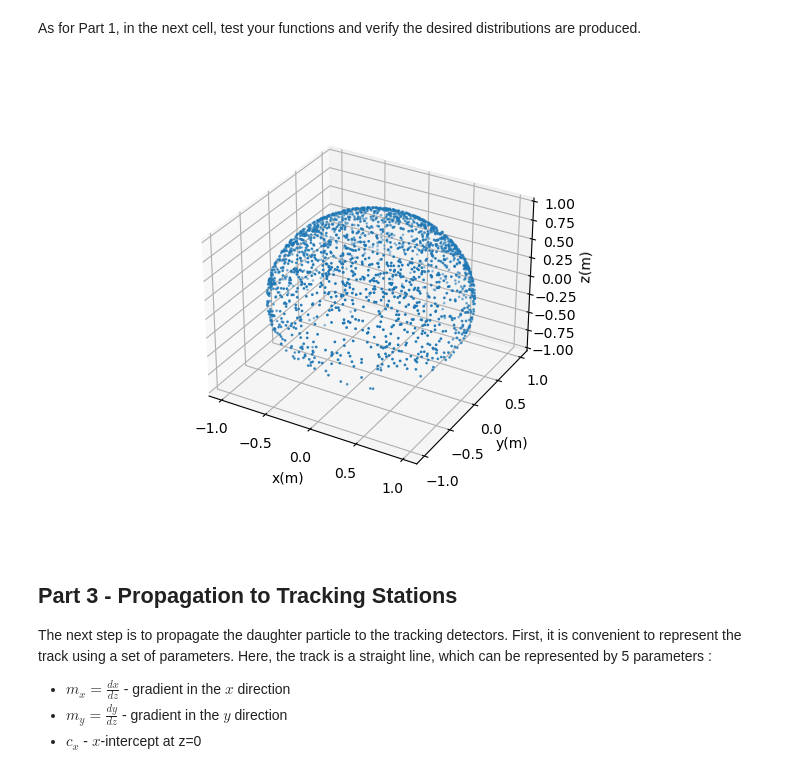
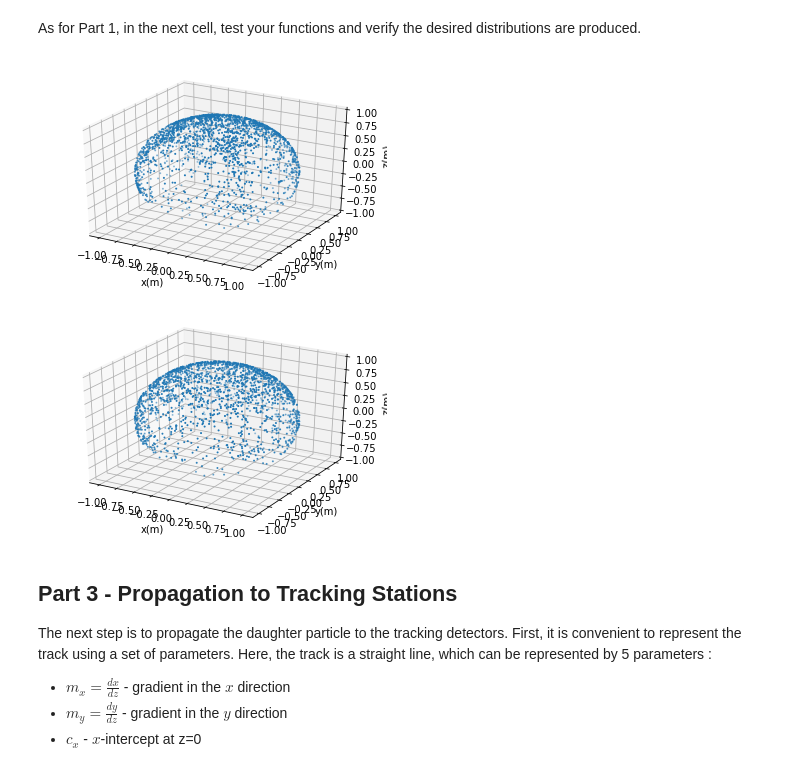
Before and after one commit to sam-you-ell/Computational-Physics, a Jupyter notebook: 3rd Year/Monte Carlo Sim/MonteCarlo.ipynb, the cells around one changed output. Drawn from its saved outputs; the diff is of its cells as text; code cells hidden in the pictures.

```diff
--- a/3rd Year/Monte Carlo Sim/MonteCarlo.ipynb
+++ b/3rd Year/Monte Carlo Sim/MonteCarlo.ipynb
@@ -102,10 +102,6 @@ In the cell below, write functions which simulate the direction of the daughter
 # %% [markdown]
 As for Part 1, in the next cell, test your functions and verify the desired distributions are produced.
 # %%
-
-# class Daughter():
-#     def __init__(self, v_d):
-#         self.v_d = v_d
 
 def phi():
     return np.random.uniform(0, 2 * math.pi)
@@ -126,33 +122,46 @@ def frame_vectors(Beam, frame:str, v_d:float):
     norm = np.sqrt((x**2 + y**2 + z**2))
     return np.array([x/norm, y/norm, z/norm])
 
-# def sphere(): # in rest frame of daughter particle
-#     # v = np.random.uniform(-1, 1)
-#     # x = np.cos(phi()) * np.sqrt(1 - v**2)
-#     # y = np.sin(phi()) * np.sqrt(1 - v**2)
-#     z = np.random.uniform(-1, 1)
-#     norm = np.sqrt((x**2 + y**2 + z**2))
-#     return np.array([x/norm, y/norm, z/norm])
+def frame_vectors2(Beam, frame:str, v_d):
+    v = np.random.uniform(-1, 1)
+    x = np.cos(phi()) * np.sqrt(1 - v**2)
+    y = np.sin(phi()) * np.sqrt(1 - v**2)
+    z = np.random.uniform(-1, 1)
+    if frame == "Rest":
+        pass
+    elif frame == "Lab":
+        x = x * v_d; y = y * v_d
+        z = v_d * z + Beam.b_vel()[2]
+
+    norm = np.sqrt((x**2 + y**2 + z**2))
+    return np.array([x/norm, y/norm, z/norm])
 # %%
-def plotting():
+def plotting(method:str):
     n = 2000
-    points = np.array([frame_vectors(XPART, "Lab", v_d = 3000) for _ in range(n)])
-    ax = plt.axes(projection = '3d')
-    ax.scatter3D(points[:, 0], points[:, 1], points[:, 2], s = 1)
+    if method == "sine":
+        points = np.array([frame_vectors(XPART, "Lab", v_d = 3000) for _ in range(n)])
+    elif method == "InvTrans":
+        points = np.array([frame_vectors2(XPART, "Lab", v_d = 3000) for _ in range(n)])
+    # ax = plt.axes(projection = '2d')
+    fig = plt.figure()
+    ax = fig.add_subplot(111, projection = '3d')
+    ax.scatter(points[:, 0], points[:, 1], points[:, 2], s = 1)
     ax.set_xlabel('x(m)')
     ax.set_ylabel('y(m)')
     ax.set_zlabel(' z(m)')
     # ax.set_xlim3d(-1, 1)
     # ax.set_ylim3d(-1, 1)
     ax.set_zlim3d(-1, 1)
 
 
 
-%matplotlib widget
 
-plotting()
+
+plotting('InvTrans')
+plotting('sine')
 # %% [output]
-[figure, old version]
+[figure, new version]
+[figure, added]
 # %% [markdown]
 ## Part 3 - Propagation to Tracking Stations
 
```
Also changed, not shown: parts of 4 cells of this notebook.
